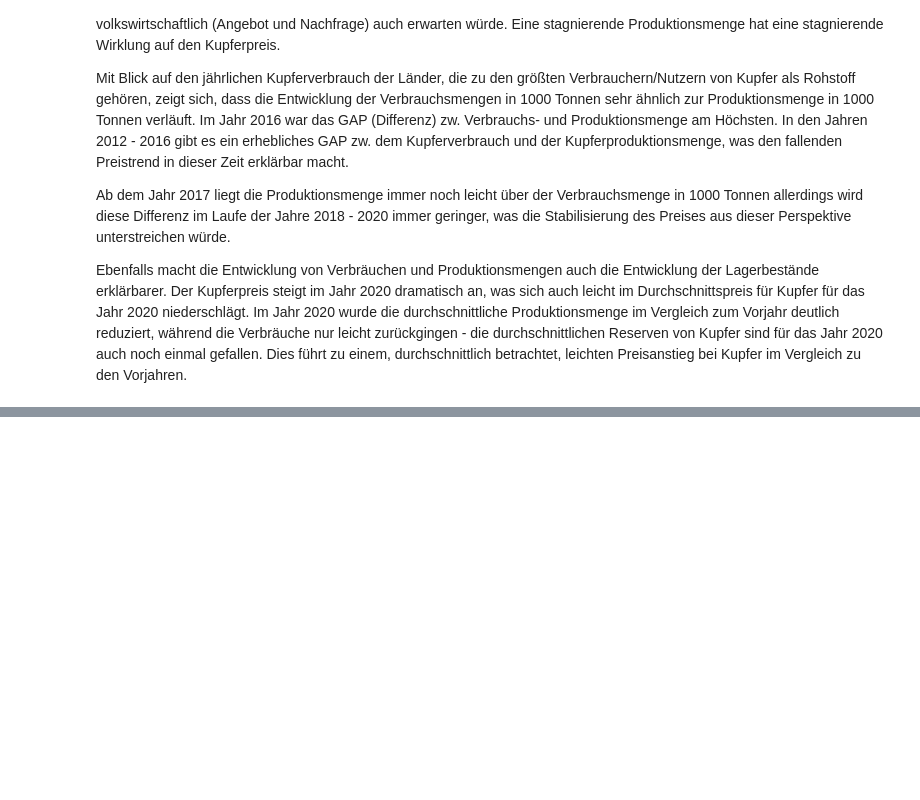
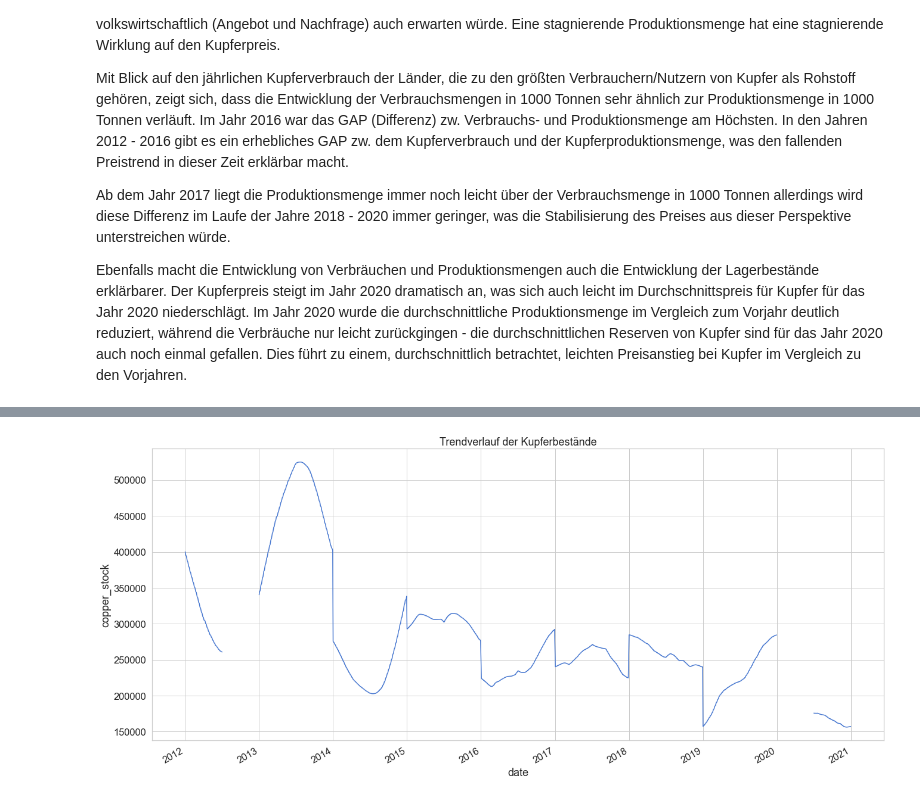
Before and after one commit to andreashrb/Python_for_ML_Project, a Jupyter notebook: interim_results/Copper_DataExploration_Sebastian.ipynb, the cells around one changed output, grey strips where cells are left out. Saved outputs shown, nothing was run; the diff lists cells and outputs as text; code cells hidden in the pictures; blank space fills up the shorter version.

```diff
--- a/interim_results/Copper_DataExploration_Sebastian.ipynb
+++ b/interim_results/Copper_DataExploration_Sebastian.ipynb
@@ -593,0 +632,7 @@ Die hier genannten und analysierten Features, sowohl tagesbezogen (Kupferpreis u
+# %%
+decomposition2.trend.plot()
+plt.ylabel('copper_stock')
+plt.title('Trendverlauf der Kupferbestände')
+plt.show()
+# %% [output]
+[figure, added]
```
Also changed, not shown: parts of 32 cells of this notebook.
